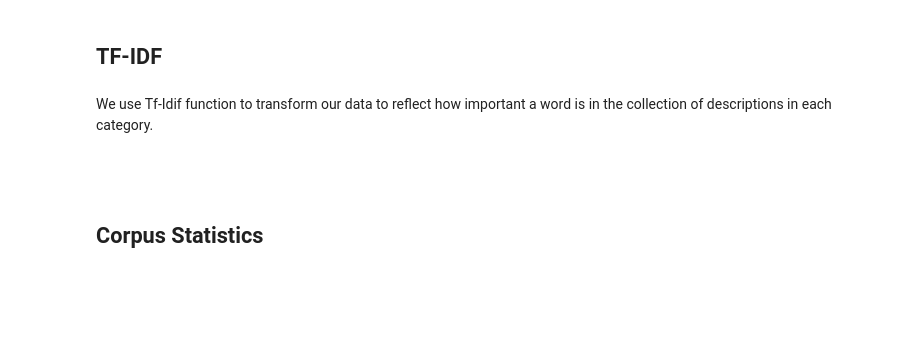
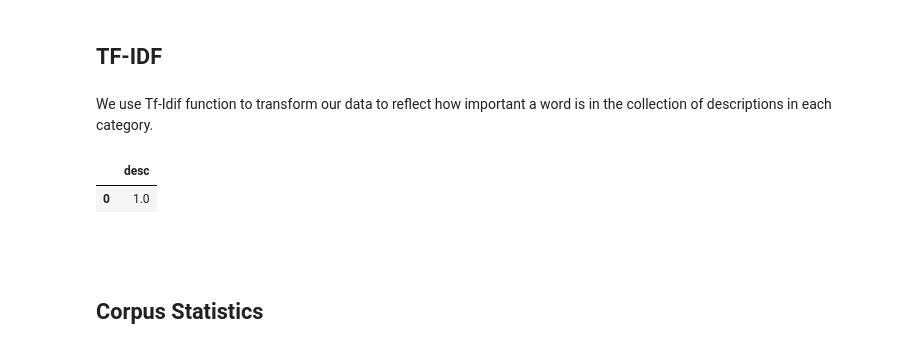
Before and after one commit to anthonytapias/ItemCategoryClassifier, a Jupyter notebook: Predicting App Categories.ipynb, the cells around one changed output. Drawn from its saved outputs; the diff is of its cells as text; code cells hidden in the pictures; blank space fills up the shorter version.

```diff
--- a/Predicting App Categories.ipynb
+++ b/Predicting App Categories.ipynb
@@ -111,3 +140,16 @@ df.head()
+# %%
+from sklearn.feature_extraction.text import TfidfVectorizer
+
+tfidf = TfidfVectorizer()
+
+df = tfidf.fit_transform(X_train)
+
+new_df = pd.DataFrame(df.toarray(), columns=tfidf.get_feature_names())
+# %%
+new_df
+# %% [output]
+|  | desc |
+| 0 | 1.0 |
 # %% [markdown]
 <br>
 # %% [markdown]
```
Also changed, not shown: parts of 14 cells of this notebook.
